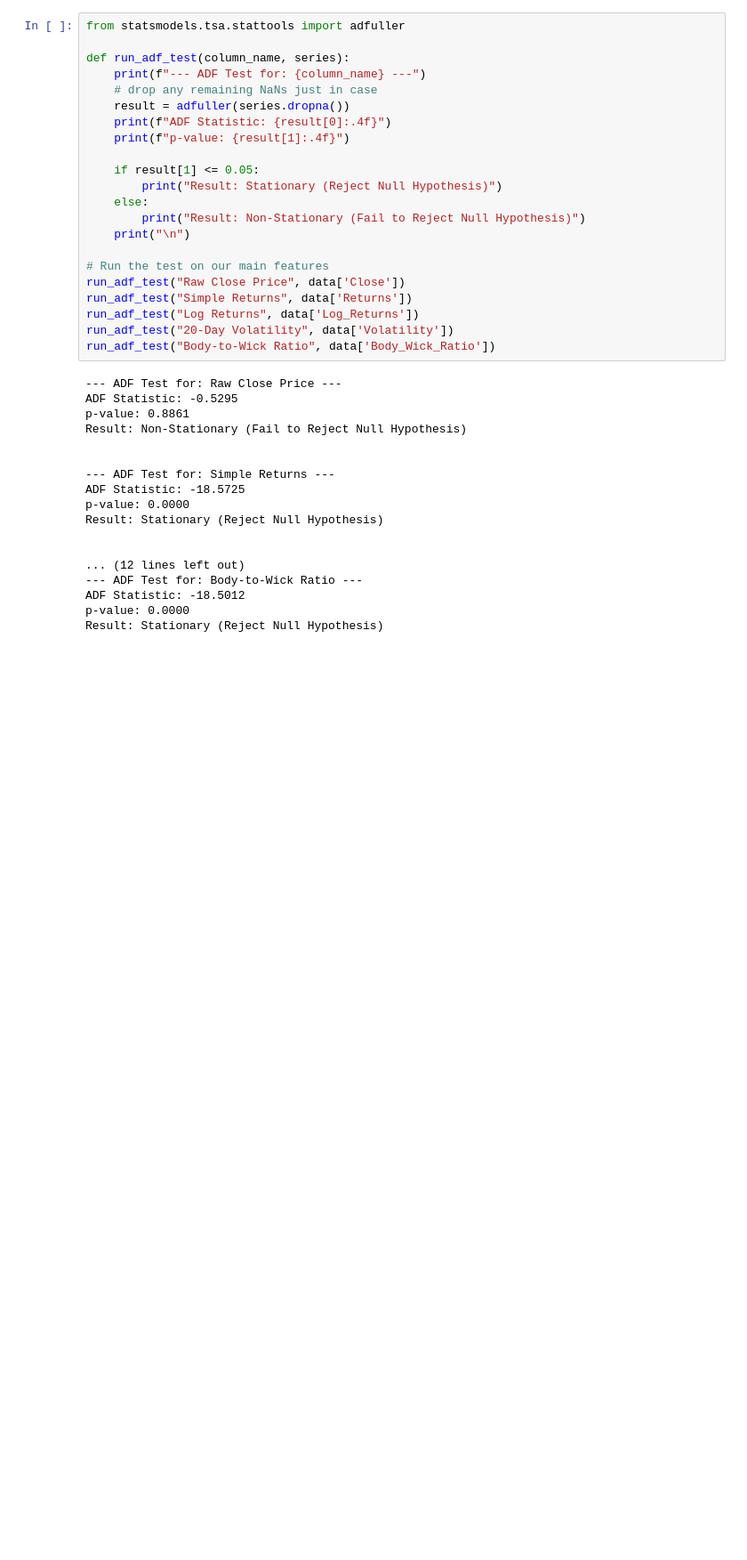
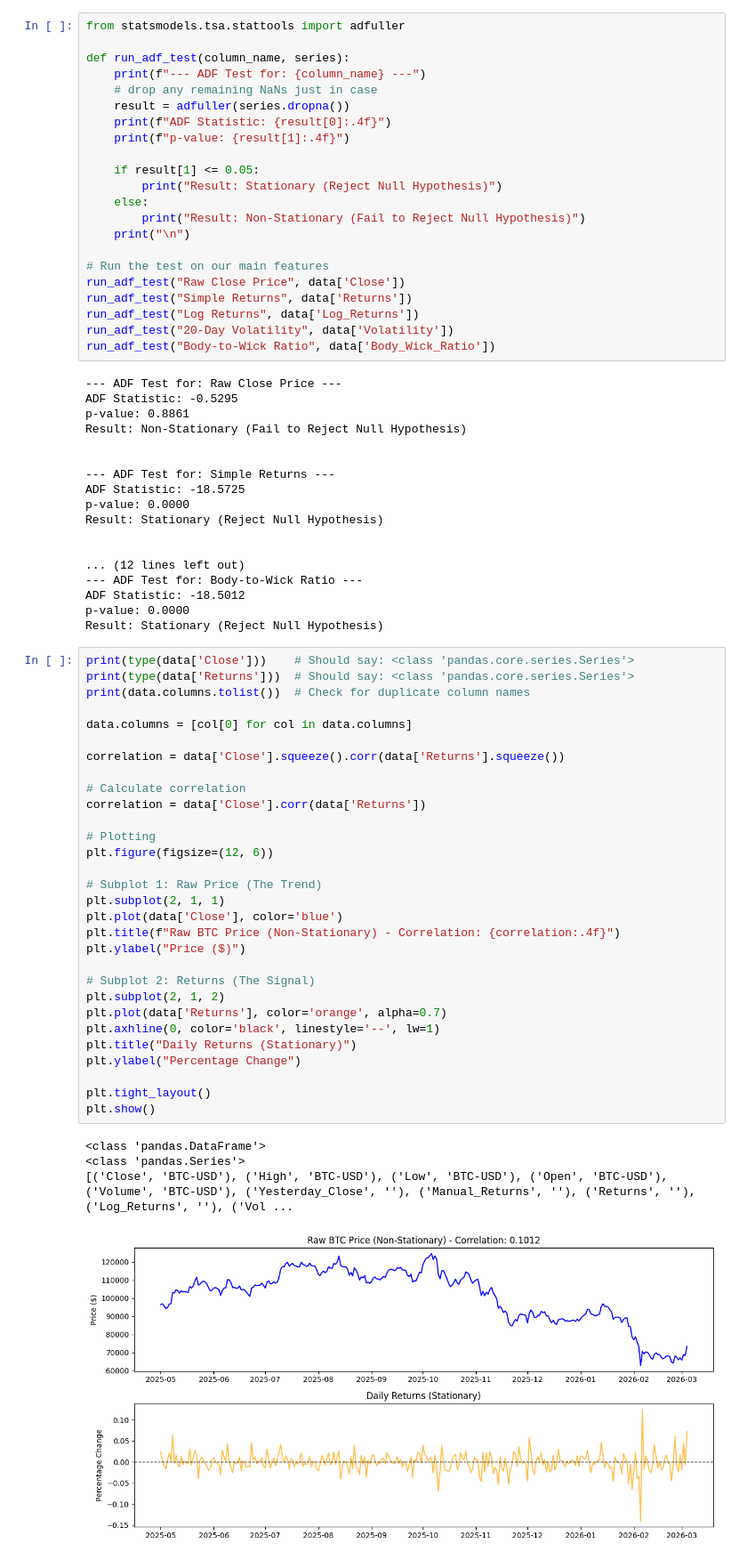
Before and after one commit to Anaswar-ash/stationary-signal-sandbox, a Jupyter notebook: stationary_signal.ipynb, the cells around one changed output. Shown at 89% size. Saved outputs shown, nothing was run; the diff lists cells and outputs as text; blank space fills up the shorter version.

Commit message:
change graph plotted

```diff
--- a/stationary_signal.ipynb
+++ b/stationary_signal.ipynb
@@ -117,3 +117,38 @@ Result: Stationary (Reject Null Hypothesis)
 ADF Statistic: -18.5012
 p-value: 0.0000
 Result: Stationary (Reject Null Hypothesis)
+# %%
+print(type(data['Close']))    # Should say: <class 'pandas.core.series.Series'>
+print(type(data['Returns']))  # Should say: <class 'pandas.core.series.Series'>
+print(data.columns.tolist())  # Check for duplicate column names
+
+data.columns = [col[0] for col in data.columns]
+
+correlation = data['Close'].squeeze().corr(data['Returns'].squeeze())
+
+# Calculate correlation
+correlation = data['Close'].corr(data['Returns'])
+
+# Plotting
+plt.figure(figsize=(12, 6))
+
+# Subplot 1: Raw Price (The Trend)
+plt.subplot(2, 1, 1)
+plt.plot(data['Close'], color='blue')
+plt.title(f"Raw BTC Price (Non-Stationary) - Correlation: {correlation:.4f}")
+plt.ylabel("Price ($)")
+
+# Subplot 2: Returns (The Signal)
+plt.subplot(2, 1, 2)
+plt.plot(data['Returns'], color='orange', alpha=0.7)
+plt.axhline(0, color='black', linestyle='--', lw=1)
+plt.title("Daily Returns (Stationary)")
+plt.ylabel("Percentage Change")
+
+plt.tight_layout()
+plt.show()
+# %% [output]
+<class 'pandas.DataFrame'>
+<class 'pandas.Series'>
+[('Close', 'BTC-USD'), ('High', 'BTC-USD'), ('Low', 'BTC-USD'), ('Open', 'BTC-USD'), ('Volume', 'BTC-USD'), ('Yesterday_Close', ''), ('Manual_Returns', ''), ('Returns', ''), ('Log_Returns', ''), ('Vol ...
+[figure, added]
```
Also changed, not shown: parts of 1 cell of this notebook.
